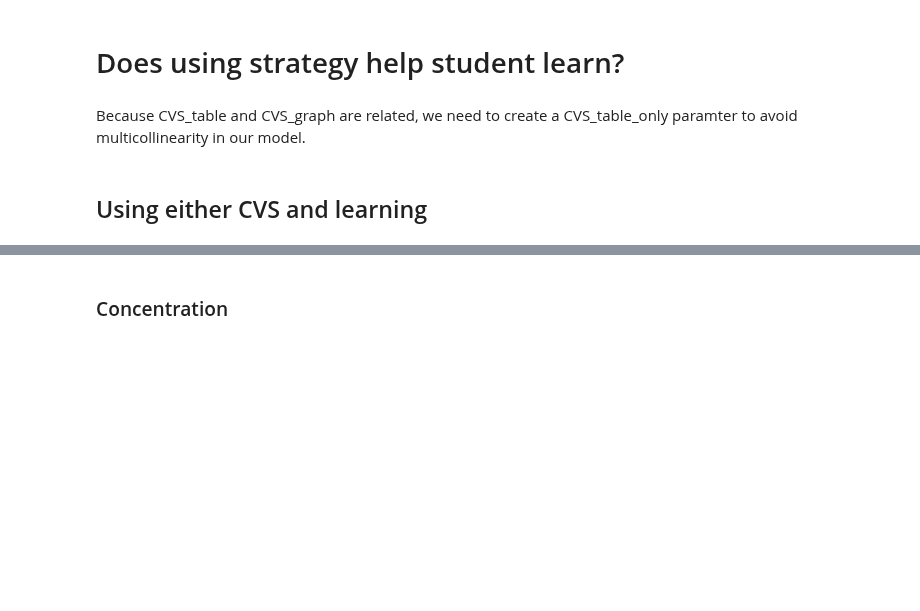
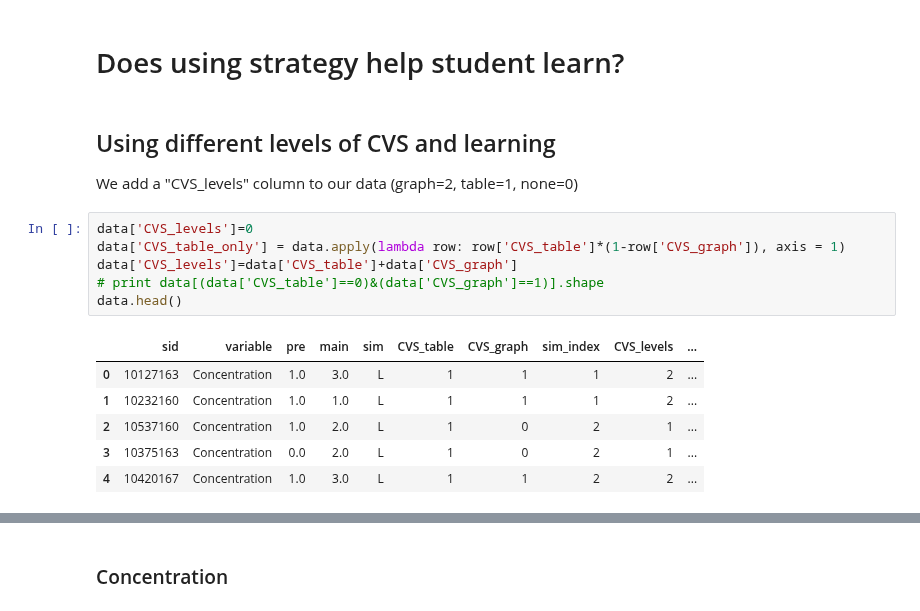
Before and after one commit to jmassall/inquiry_virtualLabs_study, a Jupyter notebook: analysis/storyline.ipynb, the cells around one changed output, grey strips where cells are left out. Drawn from its saved outputs; the diff is of its cells as text; blank space fills up the shorter version.

```diff
--- a/analysis/storyline.ipynb
+++ b/analysis/storyline.ipynb
@@ -305,7 +308,19 @@ C    1.28+/-0.67  2.24+/-0.63  3167.0  7.28789989597e-28  0.86
 Overall, student learn in both sims.
 # %% [markdown]
 # Does using strategy help student learn?
-# %% [markdown]
-Because CVS_table and CVS_graph are related, we need to create a CVS_table_only paramter to avoid multicollinearity in our model.
-# %% [markdown]
-## Using either CVS and learning
+# %% [markdown]
+## Using different levels of CVS and learning
+We add a "CVS_levels" column to our data (graph=2, table=1, none=0)
+# %%
+data['CVS_levels']=0
+data['CVS_table_only'] = data.apply(lambda row: row['CVS_table']*(1-row['CVS_graph']), axis = 1)
+data['CVS_levels']=data['CVS_table']+data['CVS_graph']
+# print data[(data['CVS_table']==0)&(data['CVS_graph']==1)].shape
+data.head()
+# %% [output]
+|  | sid | variable | pre | main | sim | CVS_table | CVS_graph | sim_index | CVS_levels | ... |
+| 0 | 10127163 | Concentration | 1.0 | 3.0 | L | 1 | 1 | 1 | 2 | ... |
+| 1 | 10232160 | Concentration | 1.0 | 1.0 | L | 1 | 1 | 1 | 2 | ... |
+| 2 | 10537160 | Concentration | 1.0 | 2.0 | L | 1 | 0 | 2 | 1 | ... |
+| 3 | 10375163 | Concentration | 0.0 | 2.0 | L | 1 | 0 | 2 | 1 | ... |
+| 4 | 10420167 | Concentration | 1.0 | 3.0 | L | 1 | 1 | 2 | 2 | ... |
```
Also changed, not shown: parts of 40 cells of this notebook, 1 other file.
